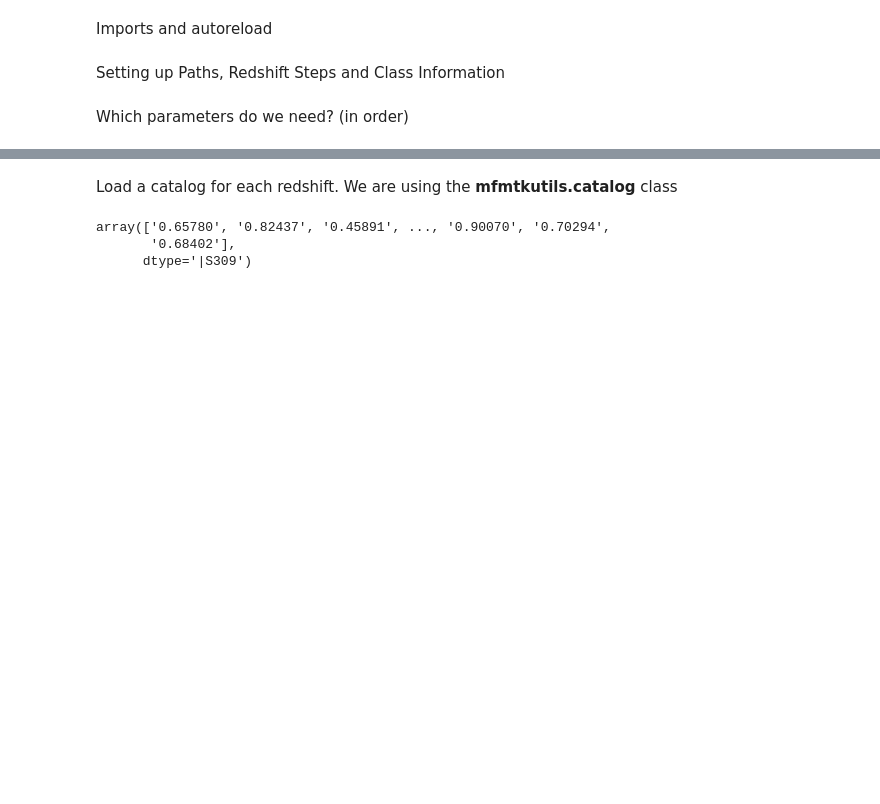
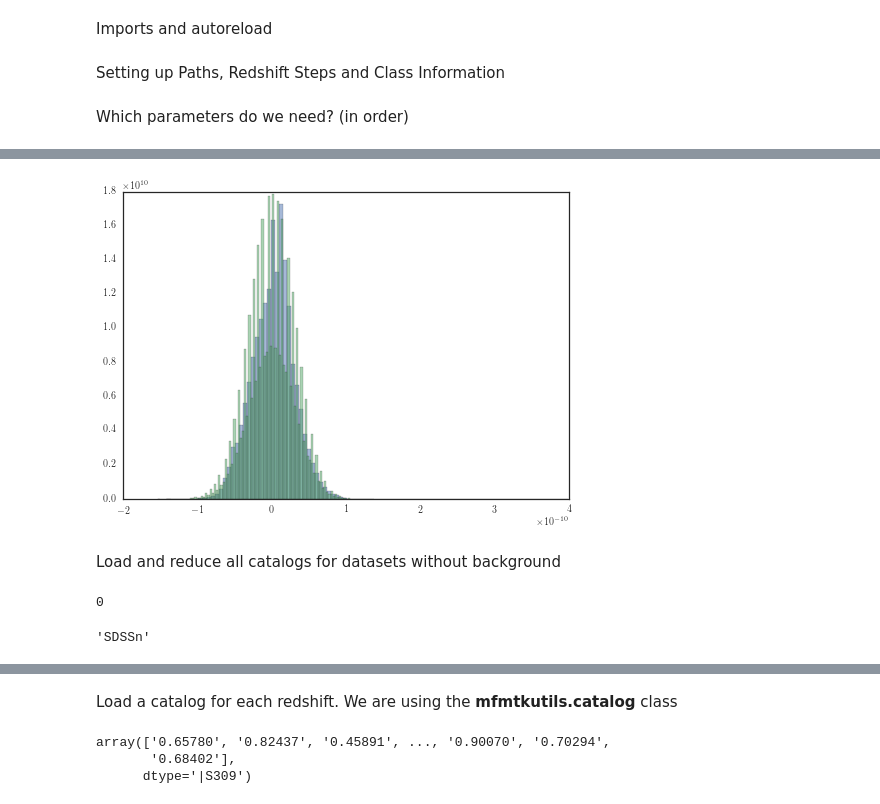
Before and after one commit to astroferreira/mfmtk-utils, a Jupyter notebook: notebooks/FERENGI Data Reduction.ipynb, the cells around one changed output, grey strips where cells are left out. Cells and saved outputs as stored; diff of their text form; code cells hidden in the pictures; blank space fills up the shorter version.

```diff
--- a/notebooks/FERENGI Data Reduction.ipynb
+++ b/notebooks/FERENGI Data Reduction.ipynb
@@ -356,0 +117,9 @@ ValueError: new type not compatible with array.
+# %%
+from astropy.io import fits
+sdss_bg = fits.getdata('/data/orphan/FERENGI_SKY_SAMPLE.fits')
+plt.hist(sdss_bg.ravel()*1e-9, bins=100,alpha=0.5,  normed=1);
+plt.hist(bg.ravel(), bins=100, alpha=0.5, normed=1);
+# %% [output]
+[figure, added]
+# %% [markdown]
+Load and reduce all catalogs for datasets without background
@@ -356,0 +130,12 @@ ValueError: new type not compatible with array.
+# %%
+np.isnan(cats[0][0].data.compressed().astype(float)).sum()
+# %% [output]
+0
+# %%
+for i in cats:
+    mfutils.set_classes(i, classes)
+cats[0][0].instrument
+cats[1][0].instrument
+cats[2][0].instrument
+# %% [output]
+'SDSSn'
```
Also changed, not shown: parts of 64 cells of this notebook, 2 other files.
